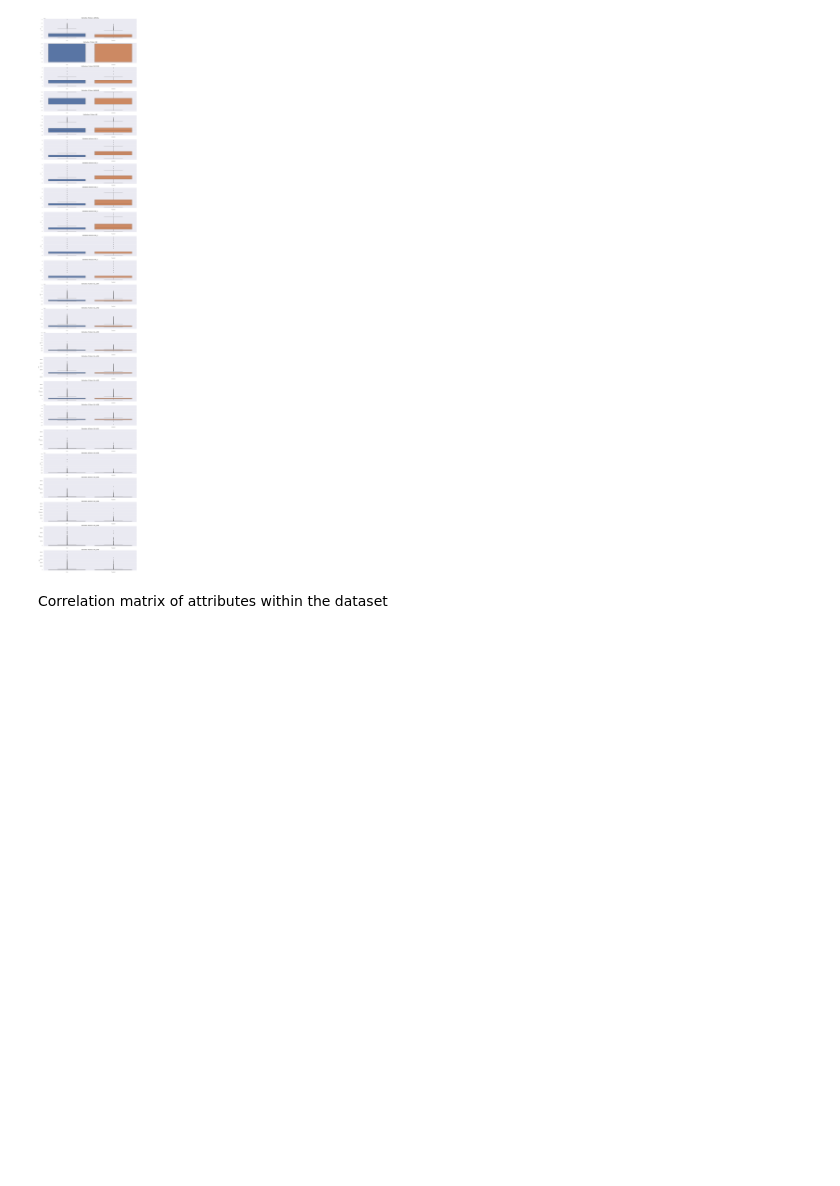
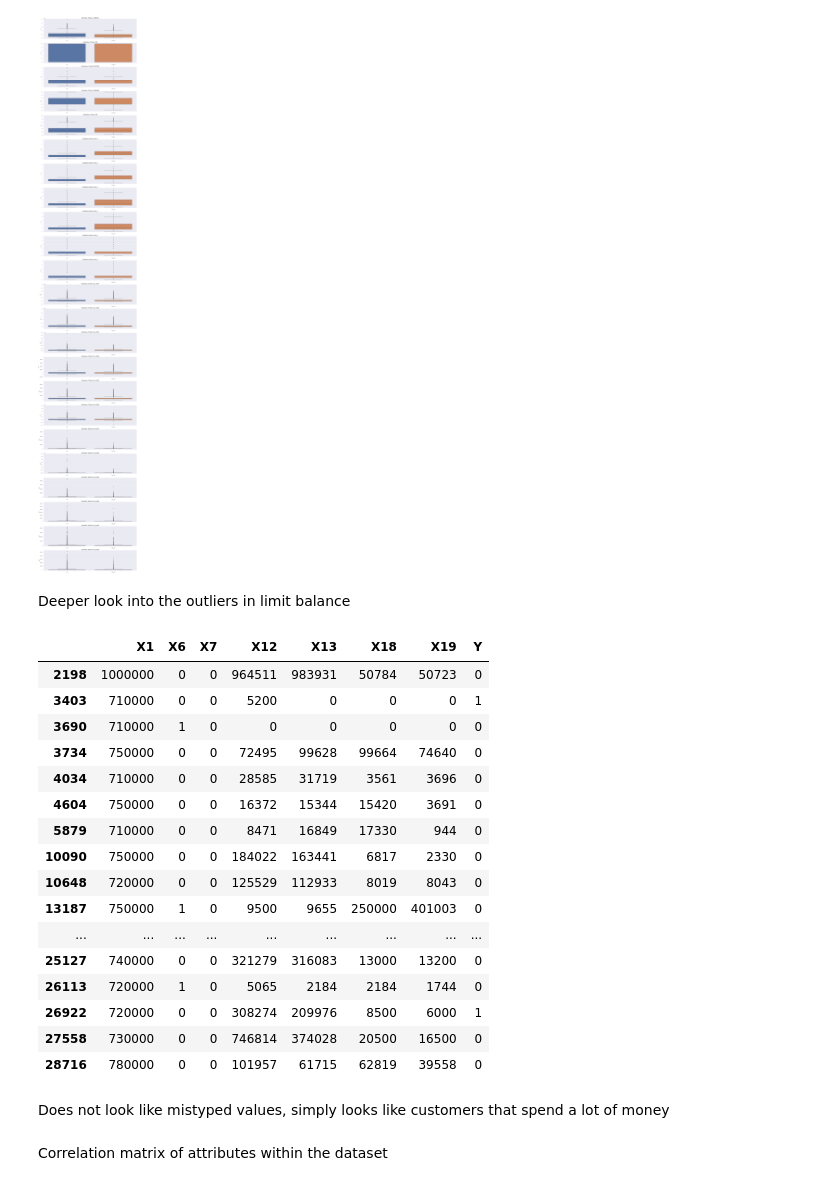
Before and after one commit to Alexius0123/Card-Fraud-Project, a Jupyter notebook: final.ipynb, the cells around one changed output. Saved outputs shown, nothing was run; the diff lists cells and outputs as text; code cells hidden in the pictures; blank space fills up the shorter version.

Commit message:
Updated the data preprocessing

```diff
--- a/final.ipynb
+++ b/final.ipynb
@@ -168,6 +168,30 @@ for grid, index in enumerate(data[columns]):
 plt.show()
 # %% [output]
 [figure]
+# %% [markdown]
+Deeper look into the outliers in limit balance
+# %%
+data[data.X1 > 700000][['X1', 'X6', 'X7', 'X12', 'X13', 'X18', 'X19', 'Y']]
+# %% [output]
+|  | X1 | X6 | X7 | X12 | X13 | X18 | X19 | Y |
+| 2198 | 1000000 | 0 | 0 | 964511 | 983931 | 50784 | 50723 | 0 |
+| 3403 | 710000 | 0 | 0 | 5200 | 0 | 0 | 0 | 1 |
+| 3690 | 710000 | 1 | 0 | 0 | 0 | 0 | 0 | 0 |
+| 3734 | 750000 | 0 | 0 | 72495 | 99628 | 99664 | 74640 | 0 |
+| 4034 | 710000 | 0 | 0 | 28585 | 31719 | 3561 | 3696 | 0 |
+| 4604 | 750000 | 0 | 0 | 16372 | 15344 | 15420 | 3691 | 0 |
+| 5879 | 710000 | 0 | 0 | 8471 | 16849 | 17330 | 944 | 0 |
+| 10090 | 750000 | 0 | 0 | 184022 | 163441 | 6817 | 2330 | 0 |
+| 10648 | 720000 | 0 | 0 | 125529 | 112933 | 8019 | 8043 | 0 |
+| 13187 | 750000 | 1 | 0 | 9500 | 9655 | 250000 | 401003 | 0 |
+| ... | ... | ... | ... | ... | ... | ... | ... | ... |
+| 25127 | 740000 | 0 | 0 | 321279 | 316083 | 13000 | 13200 | 0 |
+| 26113 | 720000 | 1 | 0 | 5065 | 2184 | 2184 | 1744 | 0 |
+| 26922 | 720000 | 0 | 0 | 308274 | 209976 | 8500 | 6000 | 1 |
+| 27558 | 730000 | 0 | 0 | 746814 | 374028 | 20500 | 16500 | 0 |
+| 28716 | 780000 | 0 | 0 | 101957 | 61715 | 62819 | 39558 | 0 |
+# %% [markdown]
+Does not look like mistyped values, simply looks like customers that spend a lot of money
 # %% [markdown]
 Correlation matrix of attributes within the dataset
 # %%
```
Also changed, not shown: parts of 2 cells of this notebook.
